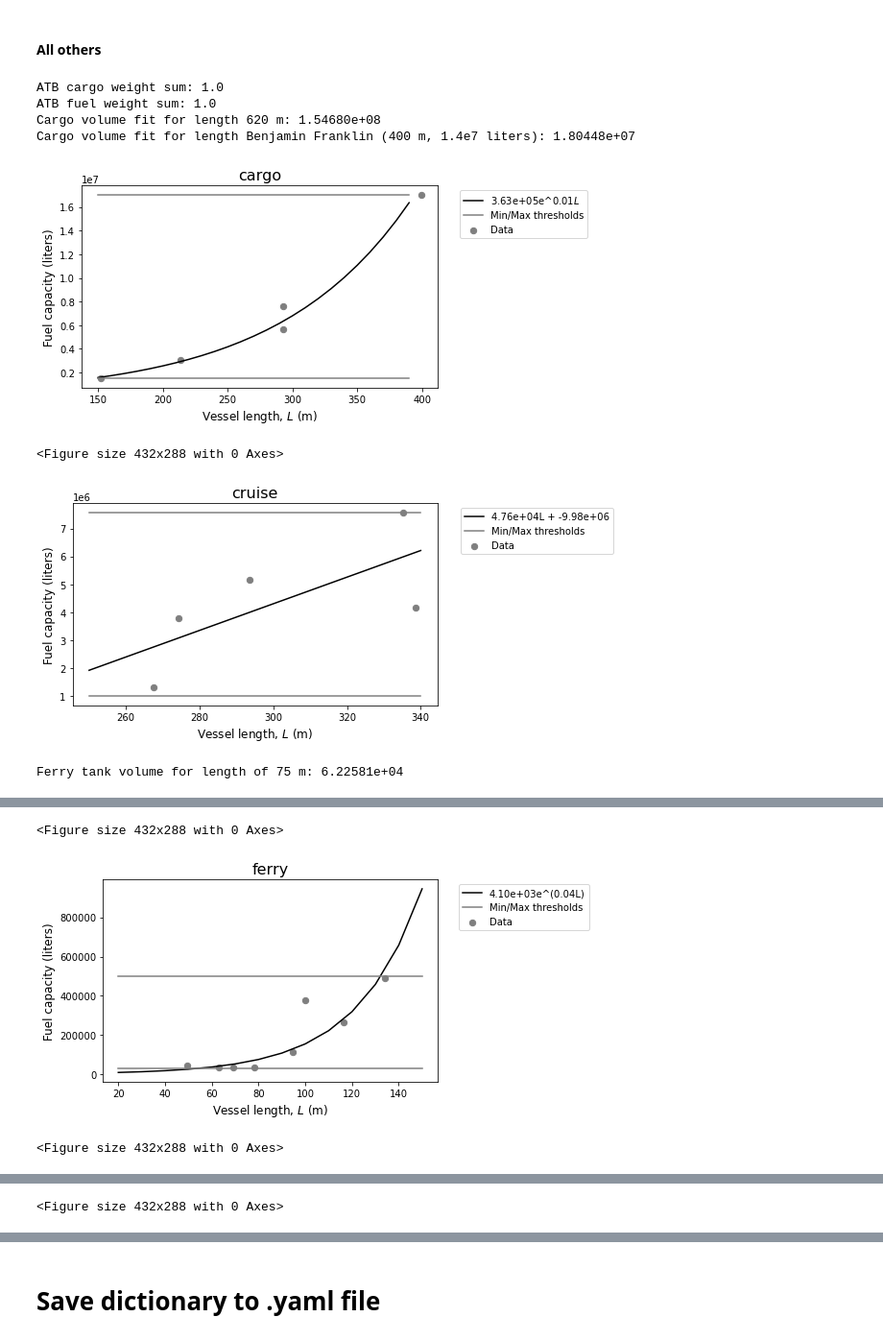
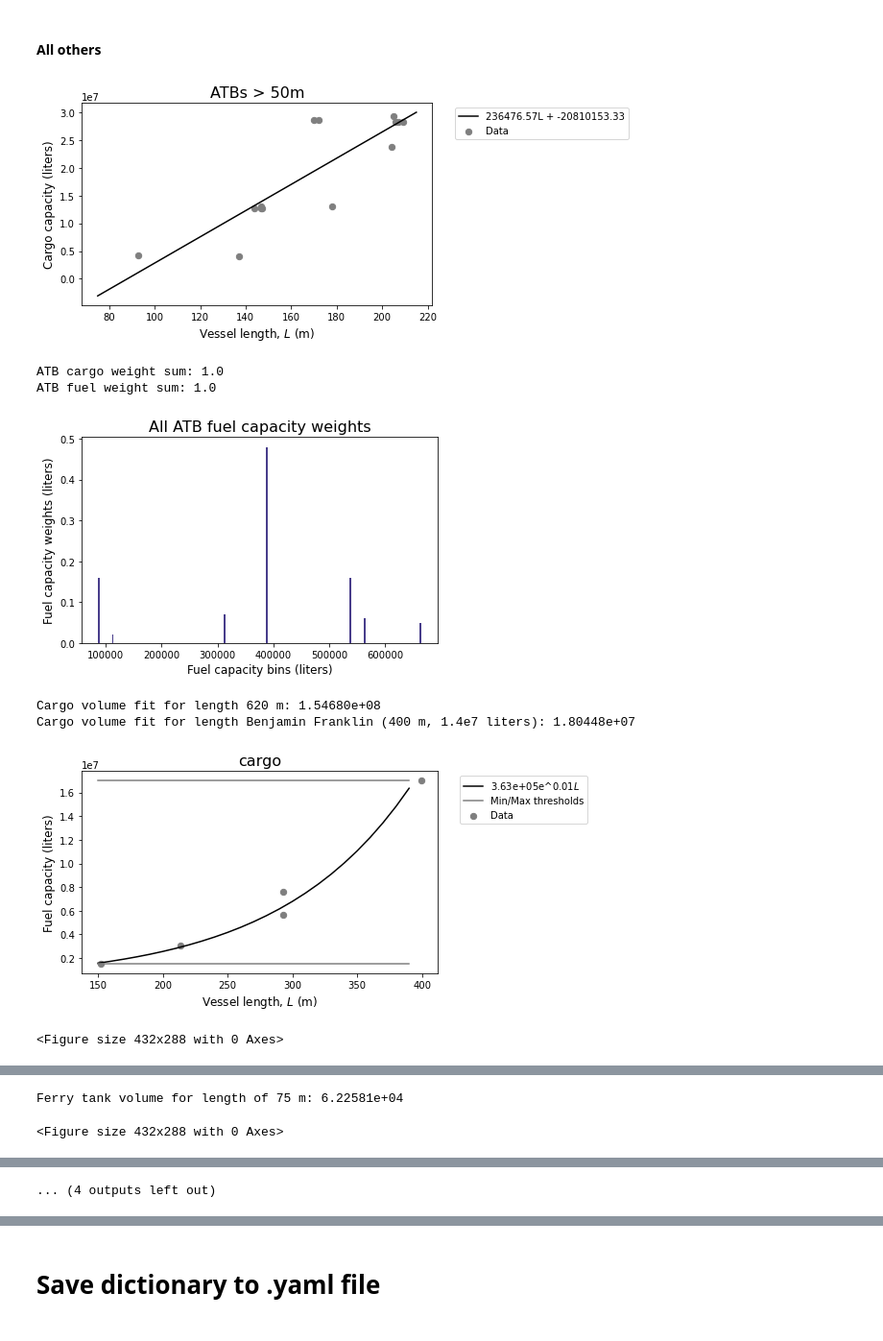
Before and after one commit to MIDOSS/analysis-rachael, a Jupyter notebook: notebooks/monte_carlo/oil_attribution.ipynb, the cells around one changed output, grey strips where cells are left out. Shown at 96% size. Drawn from its saved outputs; the diff is of its cells as text; code cells hidden in the pictures.

Commit message:
Added corrected ATB fit and corresponding graphics

```diff
--- a/notebooks/monte_carlo/oil_attribution.ipynb
+++ b/notebooks/monte_carlo/oil_attribution.ipynb
@@ -893,13 +893,13 @@ oil_attrs['vessel_attributes']['tanker']['length_bins'] = tuple(map(tuple, bins)
 # create line fit for atbs with length > 50 m
 # fit = coefficient[1] + coefficient[0] * length
 good_values = atb_df['Vessel Length (AIS + <50 m correction)']>0
-cargo_fit_coefs = numpy.polyfit(
+atb_cargo_fit_coefs = numpy.polyfit(
     atb_df['Vessel Length (AIS + <50 m correction)'][good_values],
     atb_df['Cargo Capacity (liters)'][good_values],
     1
 )
 oil_attrs['vessel_attributes']['atb']['cargo_fit_coefs'] = (
-    cargo_fit_coefs.tolist()
+    atb_cargo_fit_coefs.tolist()
 )
 
 fuel_fit_coefs= numpy.polyfit(
@@ -911,6 +911,44 @@ fuel_fit_coefs= numpy.polyfit(
 oil_attrs['vessel_attributes']['atb']['fuel_fit_coefs'] = (
     fuel_fit_coefs.tolist()
 )
+
+########### PLOT ATB DATA FIT ###############
+atb_length = numpy.arange(75, 225, 10)
+C = atb_cargo_fit_coefs
+atb_fit = (
+    C[1]+
+    C[0]*atb_length
+)
+fig = plt.figure()
+ax1 = fig.add_subplot(111)
+
+# add ais-curated frequency data
+good_data = atb_df['Vessel Length (AIS + <50 m correction)']>0
+ax1.scatter(
+    atb_df['Vessel Length (AIS + <50 m correction)'][good_values],
+    atb_df['Cargo Capacity (liters)'][good_values],
+    40,
+    label='Data',
+    color='tab:grey'
+)
+
+ax1.plot(
+    atb_length,
+    atb_fit,
+    c='black',
+    label=f'{C[0]:.02f}L + {C[1]:.02f}'
+)
+
+plt.xlabel('Vessel length, $L$ (m)',fontsize=12)
+plt.ylabel('Cargo capacity (liters)',fontsize=12)
+plt.title('ATBs > 50m', fontsize=16)
+plt.tight_layout()
+ax1.legend(bbox_to_anchor=(1.05, 1), loc='upper left')
+#plt.savefig(graphics_directory/'cargo_fit.png', bbox_inches='tight')
+plt.show()
+# plt.savefig(oil_attrs['directories']['graphics'] / 'ATBCargoFit_2018.png',
+#             bbox_inches='tight'
+#            )
 
 # create fuel and cargo capacity bins into which vessel traffic information
 # is sorted to determine oil capacity weights.
@@ -989,6 +1027,24 @@ oil_attrs['vessel_attributes']['atb']['fuel_capacity_bin_centers']  = (
 oil_attrs['vessel_attributes']['atb']['fuel_capacity_bins'] = (
     fuel_bins
 )
+
+fig = plt.figure()
+ax2 = fig.add_subplot(111)
+
+# add binned-ship-track frequencies
+ax2.bar(
+    fuel_bin_centers,
+    fuel_weights,
+    width=0.3e4,
+    color='darkslateblue'
+)
+plt.xlabel('Fuel capacity bins (liters)',fontsize=12)
+plt.ylabel('Fuel capacity weights (liters)',fontsize=12)
+plt.title('All ATB fuel capacity weights', fontsize=16)
+plt.tight_layout()
+ax1.legend(bbox_to_anchor=(1.05, 1), loc='upper left')
+#plt.savefig(graphics_directory/'cargo_fit.png', bbox_inches='tight')
+plt.show()
 
 #~~~ barge traffic (set to ATB) ~~~
 # We use ATB traffic to determine barge weights b/c the number of ATB
@@ -1344,38 +1400,38 @@ ax1.plot(
 ax1.plot(
     [numpy.min(smallpass_length), numpy.max(smallpass_length)],
     [oil_attrs['vessel_attributes']['smallpass']['min_fuel'],
      oil_attrs['vessel_attributes']['smallpass']['min_fuel']],
     c='tab:grey',
     label='Min/Max thresholds'
 )
 ax1.plot(
     [numpy.min(smallpass_length), numpy.max(smallpass_length)],
     [oil_attrs['vessel_attributes']['smallpass']['max_fuel'],
      oil_attrs['vessel_attributes']['smallpass']['max_fuel']],
     c='tab:grey'
 )
 #labels, etc.
 plt.xlabel('Vessel length, $L$ (m)',fontsize=12)
 plt.ylabel('Fuel capacity (liters)',fontsize=12)
 plt.title(vessel_type, fontsize=16)
 plt.tight_layout()
 ax1.legend(bbox_to_anchor=(1.05, 1), loc='upper left')
 #plt.savefig(graphics_directory/'smallpass_fit.png', bbox_inches='tight')
 plt.show()
 plt.savefig(oil_attrs['directories']['graphics'] / 'SmallPassFit_2018.png',
             bbox_inches='tight'
            )
 #~~~ other ~~~
 ## Use same data as small passenger
 oil_attrs['vessel_attributes']['other']['fuel_fit_coefs'] = (
     smallpass_fit_coefs.tolist()
 )
 # %% [output]
+[figure, new version]
 ATB cargo weight sum: 1.0
 ATB fuel weight sum: 1.0
-Cargo volume fit for length 620 m: 1.54680e+08
-Cargo volume fit for length Benjamin Franklin (400 m, 1.4e7 liters): 1.80448e+07
-[figure, old version]
+[figure, new version]
-<Figure size 432x288 with 0 Axes>
+Cargo volume fit for length 620 m: 1.54680e+08
+Cargo volume fit for length Benjamin Franklin (400 m, 1.4e7 liters): 1.80448e+07
-[figure, old version]
+[figure, new version]
-Ferry tank volume for length of 75 m: 6.22581e+04
+<Figure size 432x288 with 0 Axes>
@@ -1382,3 +1439,2 @@ Ferry tank volume for length of 75 m: 6.22581e+04
-<Figure size 432x288 with 0 Axes>
+Ferry tank volume for length of 75 m: 6.22581e+04
-[figure, old version]
 <Figure size 432x288 with 0 Axes>
@@ -1391 +1444 @@ Small pass quadratic fit to 75m length: 61315.86
-<Figure size 432x288 with 0 Axes>
+... (4 outputs left out)
```
Also changed, not shown: parts of 8 cells of this notebook.
